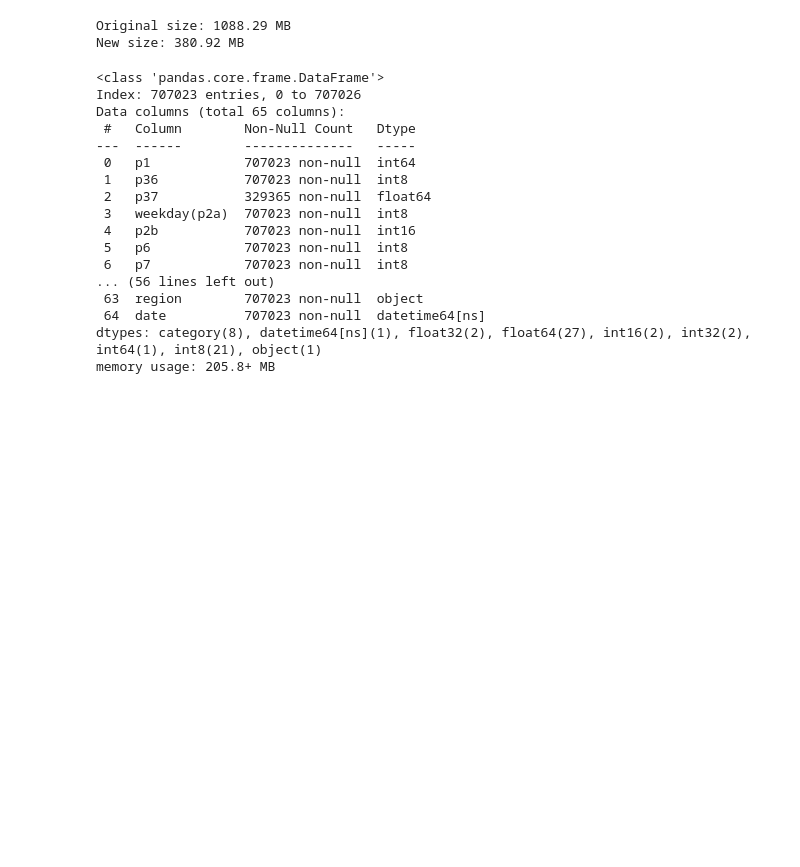
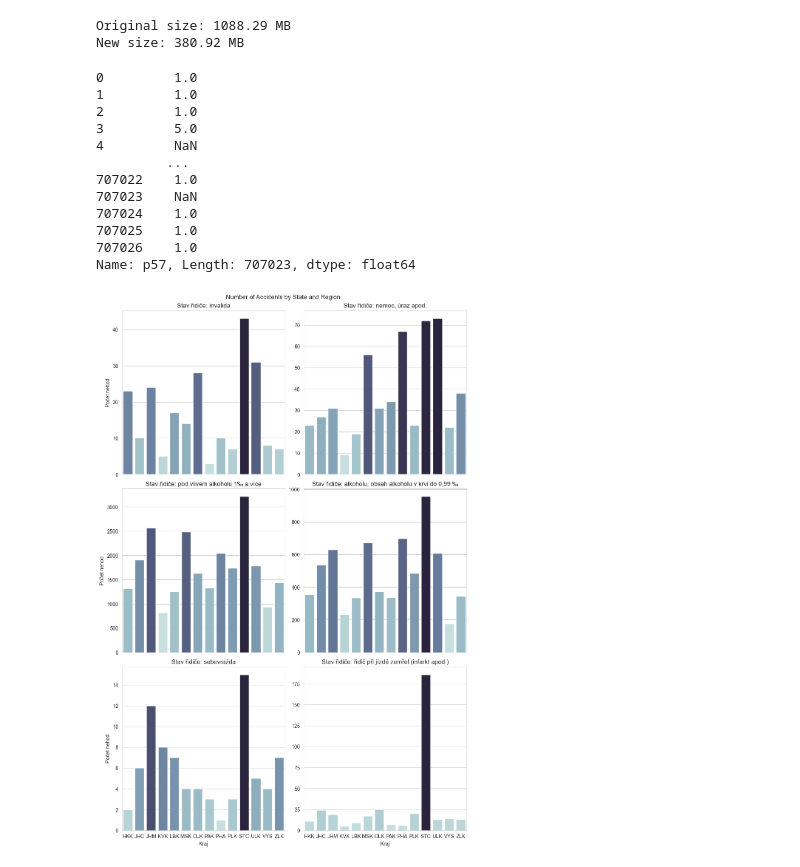
Before and after one commit to lukasvecerka23/izv-project, a Jupyter notebook: izv-part02/solution.ipynb, the cells around one changed output. Cells and saved outputs as stored; diff of their text form; code cells hidden in the pictures; blank space fills up the shorter version.

```diff
--- a/izv-part02/solution.ipynb
+++ b/izv-part02/solution.ipynb
@@ -123,22 +123,17 @@ modified_df = parse_data(df, True)
 Original size: 1088.29 MB
 New size: 380.92 MB
 # %%
-modified_df.info()
+modified_df["p57"]
 # %% [output]
-<class 'pandas.core.frame.DataFrame'>
-Index: 707023 entries, 0 to 707026
-Data columns (total 65 columns):
- #   Column        Non-Null Count   Dtype
----  ------        --------------   -----
- 0   p1            707023 non-null  int64
- 1   p36           707023 non-null  int8
- 2   p37           329365 non-null  float64
- 3   weekday(p2a)  707023 non-null  int8
- 4   p2b           707023 non-null  int16
- 5   p6            707023 non-null  int8
- 6   p7            707023 non-null  int8
-... (56 lines left out)
- 63  region        707023 non-null  object
- 64  date          707023 non-null  datetime64[ns]
-dtypes: category(8), datetime64[ns](1), float32(2), float64(27), int16(2), int32(2), int64(1), int8(21), object(1)
-memory usage: 205.8+ MB
+0         1.0
+1         1.0
+2         1.0
+3         5.0
+4         NaN
+         ...
+707022    1.0
+707023    NaN
+707024    1.0
+707025    1.0
+707026    1.0
+Name: p57, Length: 707023, dtype: float64
@@ -144,0 +195,4 @@ memory usage: 205.8+ MB
+# %%
+plot_state(modified_df, "01_state.png")
+# %% [output]
+[figure, added]
```
Also changed, not shown: parts of 1 cell of this notebook, 1 other file.
